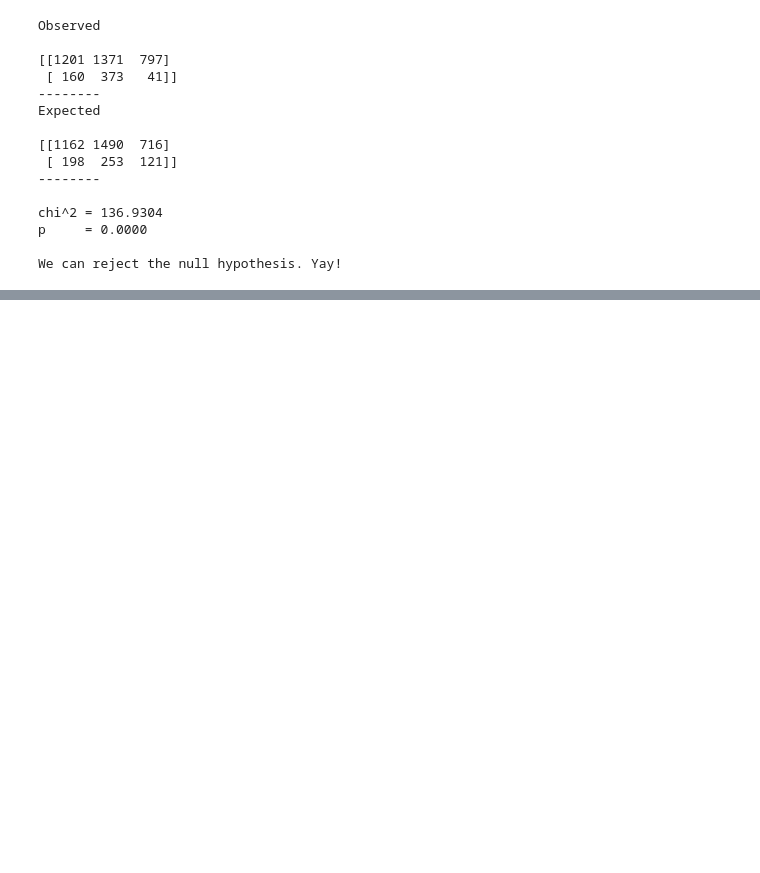
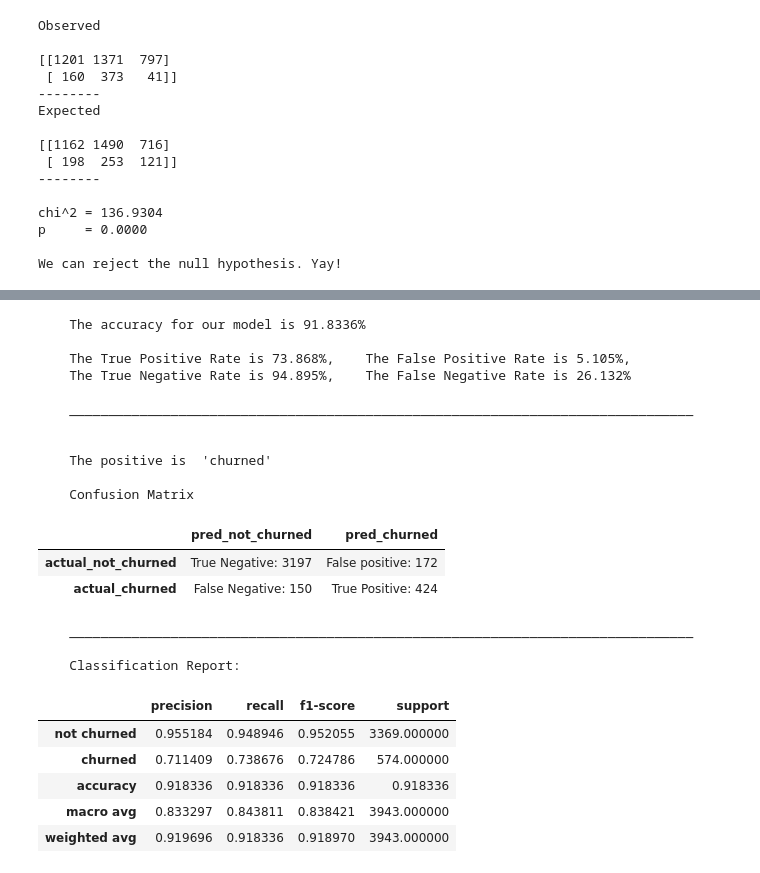
Before and after one commit to HeatherOrtegaMcMillan/telco_churn_classification_project, a Jupyter notebook: inital_project_notebook.ipynb, the cells around one changed output, grey strips where cells are left out. Cells and saved outputs as stored; diff of their text form; code cells hidden in the pictures; blank space fills up the shorter version.

```diff
--- a/inital_project_notebook.ipynb
+++ b/inital_project_notebook.ipynb
@@ -699,0 +917,26 @@ alpha = 0.05
+# %%
+model_performs(X_train, y_train, model1)
+# %% [output]
+    The accuracy for our model is 91.8336%
+
+    The True Positive Rate is 73.868%,    The False Positive Rate is 5.105%,
+    The True Negative Rate is 94.895%,    The False Negative Rate is 26.132%
+
+    ________________________________________________________________________________
+
+
+    The positive is  'churned'
+
+    Confusion Matrix
+|  | pred_not_churned | pred_churned |
+| actual_not_churned | True Negative: 3197 | False positive: 172 |
+| actual_churned | False Negative: 150 | True Positive: 424 |
+    ________________________________________________________________________________
+
+    Classification Report:
+|  | precision | recall | f1-score | support |
+| not churned | 0.955184 | 0.948946 | 0.952055 | 3369.000000 |
+| churned | 0.711409 | 0.738676 | 0.724786 | 574.000000 |
+| accuracy | 0.918336 | 0.918336 | 0.918336 | 0.918336 |
+| macro avg | 0.833297 | 0.843811 | 0.838421 | 3943.000000 |
+| weighted avg | 0.919696 | 0.918336 | 0.918970 | 3943.000000 |
```
Also changed, not shown: parts of 24 cells of this notebook.
